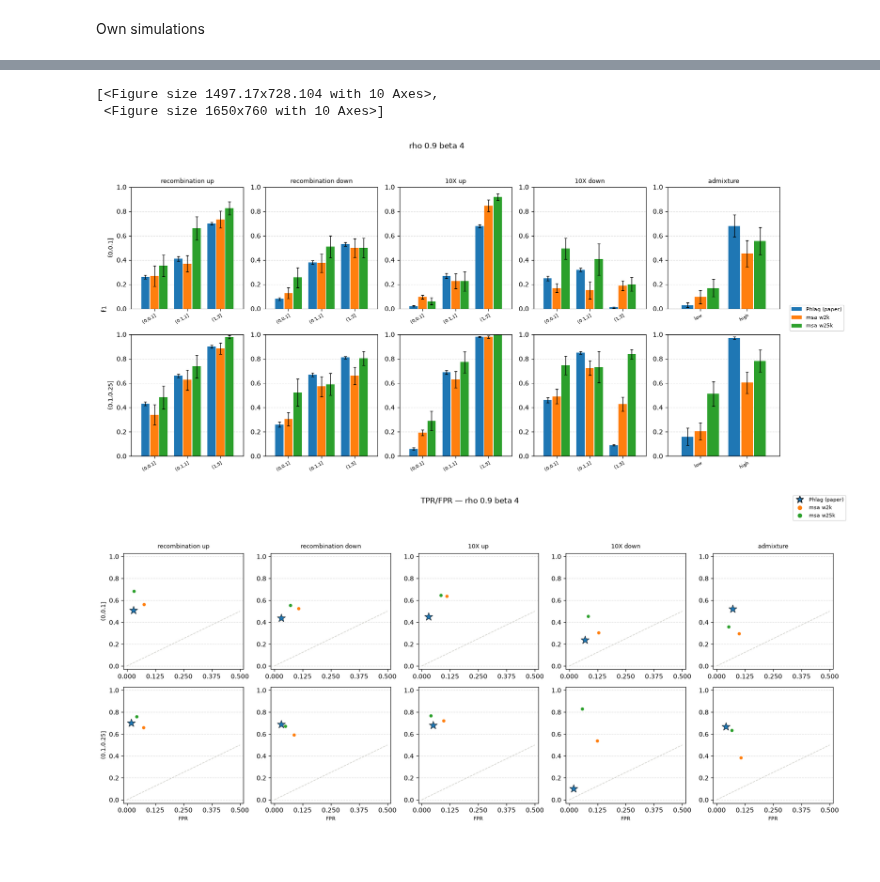
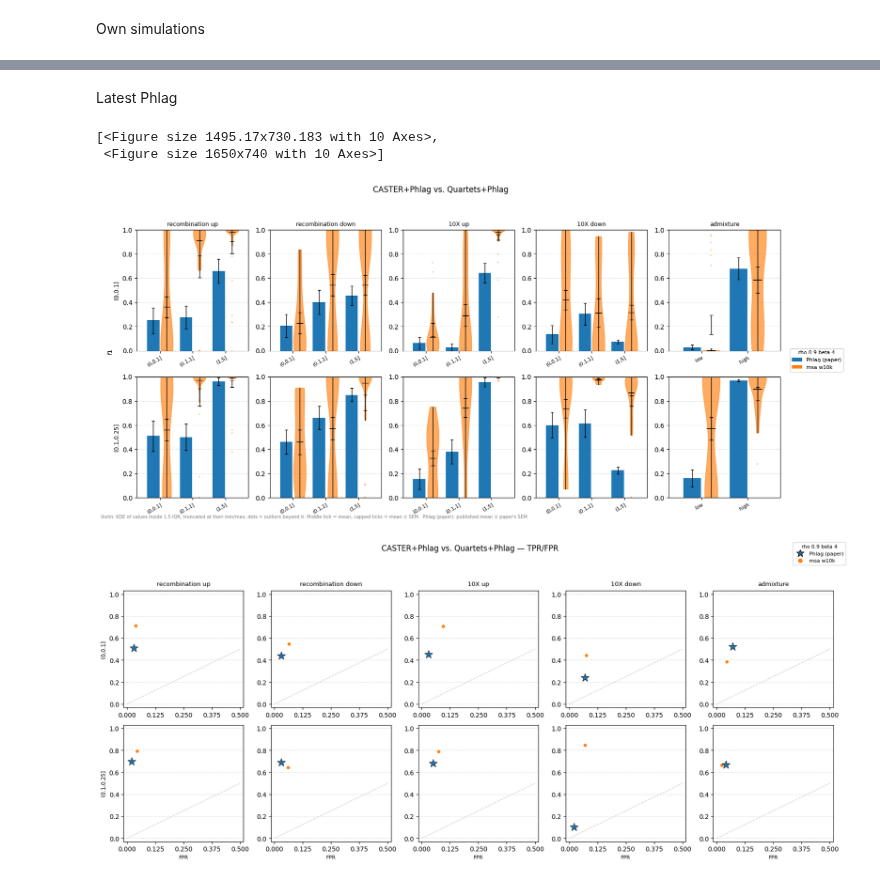
Before and after one commit to isaacangyu/phlag, a Jupyter notebook: bench/aggregate.ipynb, the cells around one changed output, grey strips where cells are left out. Saved outputs shown, nothing was run; the diff lists cells and outputs as text; code cells hidden in the pictures; blank space fills up the shorter version.

```diff
--- a/bench/aggregate.ipynb
+++ b/bench/aggregate.ipynb
@@ -620,16 +566,18 @@ cra.plot(
     metrics=["f1", "tpr_fpr"],
     agg=agg
 )
+# %% [markdown]
+Latest Phlag
 # %%
 config_smallW = deepcopy(full_config)
-config_smallW['-w'] = ['2k'] # , 500]
+config_smallW['-w'] = ['10k']
 config_smallW['--site'] = True
 config_smallW['--rho'] = 0.9
 config_smallW['--beta'] = 4
 
-cra.plot([best_config,config_smallW, ], metrics=["f1", "tpr_fpr"], gtrees=True, plot_type="bar")
+cra.plot([config_smallW, ], metrics=["f1", "tpr_fpr"], gtrees=True, plot_type="violin", title='CASTER+Phlag vs. Quartets+Phlag')
 # %% [output]
-[<Figure size 1497.17x728.104 with 10 Axes>,
- <Figure size 1650x760 with 10 Axes>]
+[<Figure size 1495.17x730.183 with 10 Axes>,
+ <Figure size 1650x740 with 10 Axes>]
-[figure, old version]
+[figure, new version]
-[figure, old version]
+[figure, new version]
```
Also changed, not shown: parts of 20 cells of this notebook, 16 other files.
